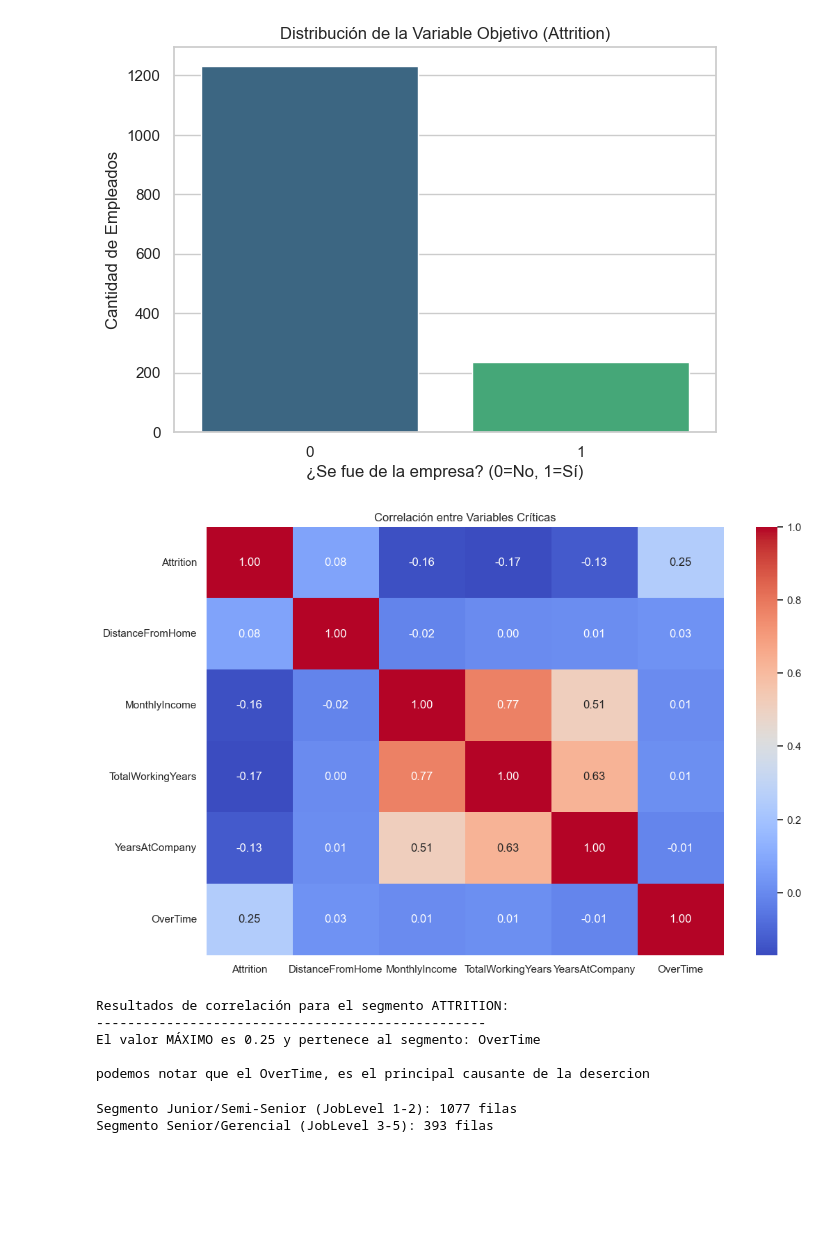
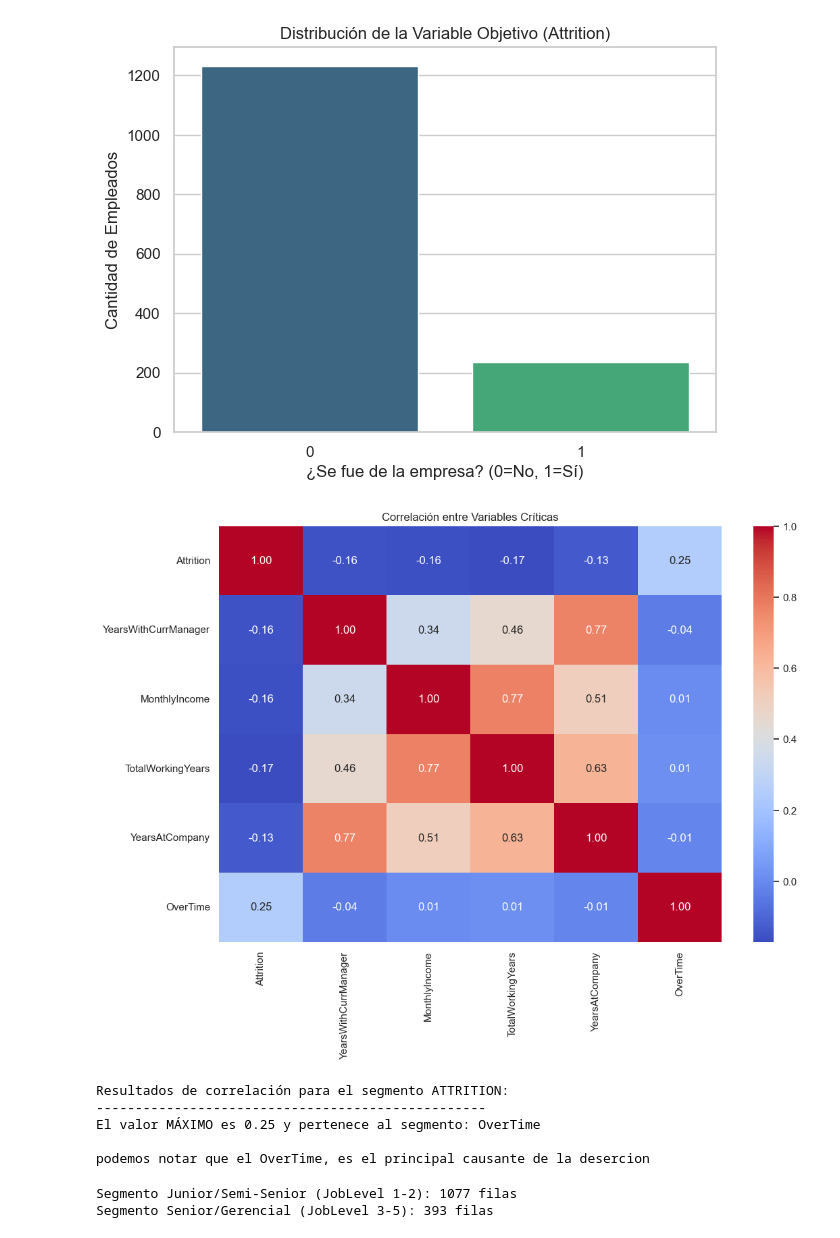
Before and after one commit to Tommensan2004/IBM-attrition, a Jupyter notebook: Desercion_IT_project.ipynb, the cells around one changed output. Saved outputs shown, nothing was run; the diff lists cells and outputs as text; code cells hidden in the pictures; blank space fills up the shorter version.

Commit message:
CambioDeVariable- HEATMAP

```diff
--- a/Desercion_IT_project.ipynb
+++ b/Desercion_IT_project.ipynb
@@ -82,31 +82,31 @@ plt.show()
 # %%
 # Mapa de Calor de Correlaciones
 plt.figure(figsize=(12, 8))
 # Seleccionamos solo algunas variables clave
-cols_interes = ['Attrition', 'DistanceFromHome', 'MonthlyIncome', 'TotalWorkingYears', 'YearsAtCompany', 'OverTime']
+cols_interes = ['Attrition', 'YearsWithCurrManager', 'MonthlyIncome', 'TotalWorkingYears', 'YearsAtCompany', 'OverTime']
 sns.heatmap(df[cols_interes].corr(), annot=True, cmap='coolwarm', fmt=".2f")
 plt.title('Correlación entre Variables Críticas')
 plt.show()
 
 # 1. Calculamos la matriz de correlación
 corr_matrix = df[cols_interes].corr()
 
 # 2. Extraemos la serie de correlaciones específicas de Attrition
 # Eliminamos 'Attrition' de la serie para no obtener el 1.00 de la auto-correlación
 attrition_corr = corr_matrix['Attrition'].drop('Attrition')
 
 # 3. Identificamos máximos y mínimos
 val_max = attrition_corr.max()
 seg_max = attrition_corr.idxmax()
 
 
 # 4. Imprimimos los resultados
 print(f"Resultados de correlación para el segmento ATTRITION:")
 print("-" * 50)
 print(f"El valor MÁXIMO es {val_max:.2f} y pertenece al segmento: {seg_max}")
 print(f"\npodemos notar que el OverTime, es el principal causante de la desercion")
 # %% [output]
-[figure, old version]
+[figure, new version]
 Resultados de correlación para el segmento ATTRITION:
 --------------------------------------------------
 El valor MÁXIMO es 0.25 y pertenece al segmento: OverTime
```
